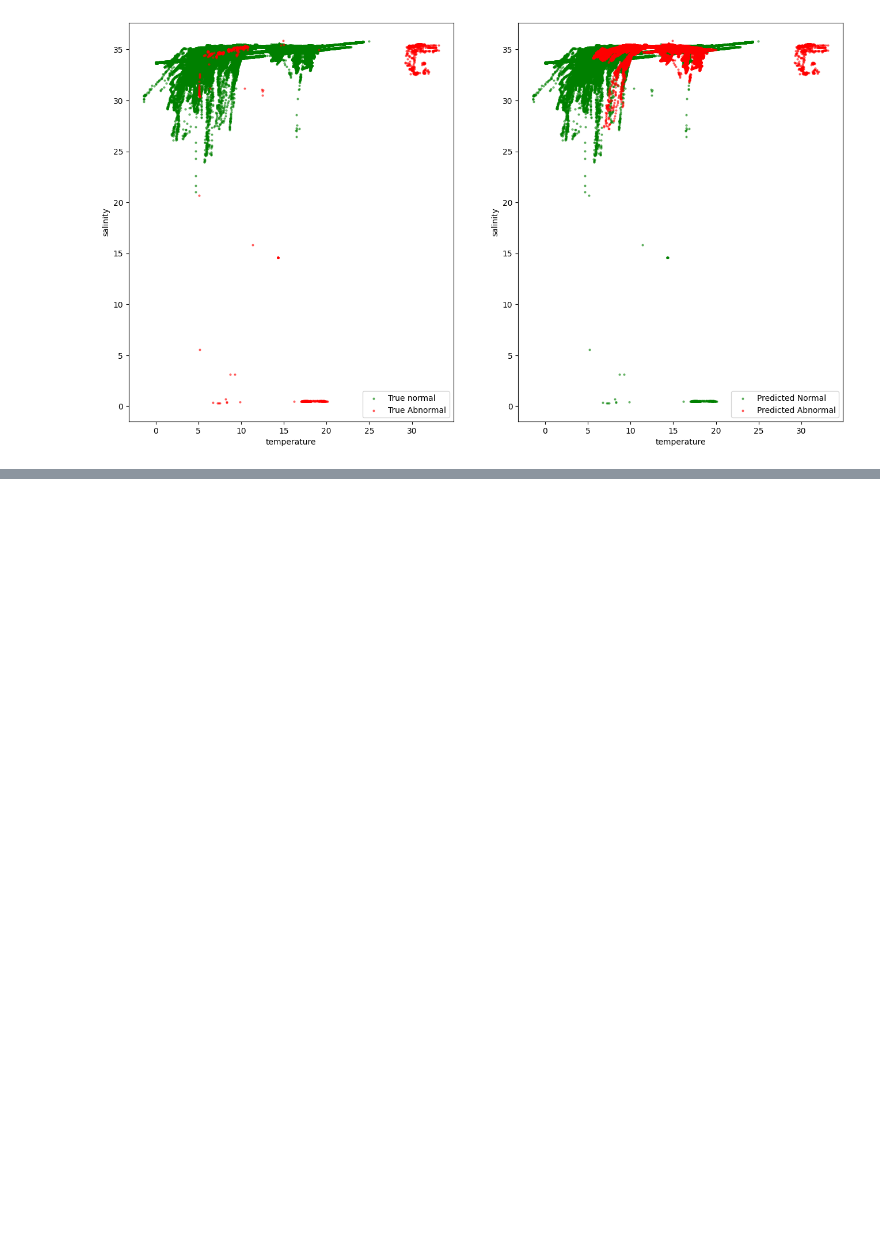
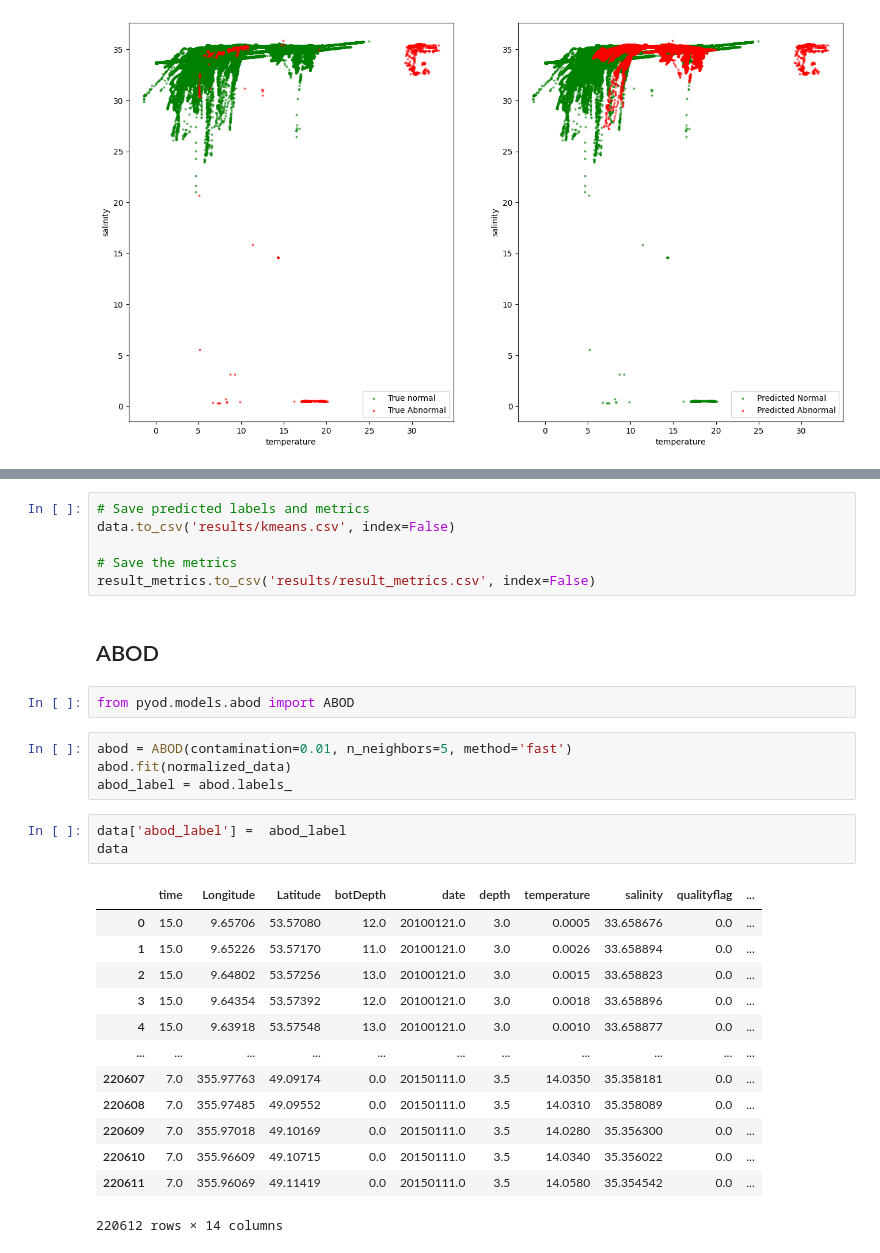
Before and after one commit to nali001/Quality-Control, a Jupyter notebook: unsupervised_learning.ipynb, the cells around one changed output, grey strips where cells are left out. Drawn from its saved outputs; the diff is of its cells as text; blank space fills up the shorter version.

```diff
--- a/unsupervised_learning.ipynb
+++ b/unsupervised_learning.ipynb
@@ -258,0 +347,31 @@ See the caveats in the documentation: https://pandas.pydata.org/pandas-docs/stab
+# %%
+# Save predicted labels and metrics
+data.to_csv('results/kmeans.csv', index=False)
+
+# Save the metrics
+result_metrics.to_csv('results/result_metrics.csv', index=False)
+# %% [markdown]
+## ABOD
+# %%
+from pyod.models.abod import ABOD
+# %%
+abod = ABOD(contamination=0.01, n_neighbors=5, method='fast')
+abod.fit(normalized_data)
+abod_label = abod.labels_
+# %%
+data['abod_label'] =  abod_label
+data
+# %% [output]
+|  | time | Longitude | Latitude | botDepth | date | depth | temperature | salinity | qualityflag | ... |
+| 0 | 15.0 | 9.65706 | 53.57080 | 12.0 | 20100121.0 | 3.0 | 0.0005 | 33.658676 | 0.0 | ... |
+| 1 | 15.0 | 9.65226 | 53.57170 | 11.0 | 20100121.0 | 3.0 | 0.0026 | 33.658894 | 0.0 | ... |
+| 2 | 15.0 | 9.64802 | 53.57256 | 13.0 | 20100121.0 | 3.0 | 0.0015 | 33.658823 | 0.0 | ... |
+| 3 | 15.0 | 9.64354 | 53.57392 | 12.0 | 20100121.0 | 3.0 | 0.0018 | 33.658896 | 0.0 | ... |
+| 4 | 15.0 | 9.63918 | 53.57548 | 13.0 | 20100121.0 | 3.0 | 0.0010 | 33.658877 | 0.0 | ... |
+| ... | ... | ... | ... | ... | ... | ... | ... | ... | ... | ... |
+| 220607 | 7.0 | 355.97763 | 49.09174 | 0.0 | 20150111.0 | 3.5 | 14.0350 | 35.358181 | 0.0 | ... |
+| 220608 | 7.0 | 355.97485 | 49.09552 | 0.0 | 20150111.0 | 3.5 | 14.0310 | 35.358089 | 0.0 | ... |
+| 220609 | 7.0 | 355.97018 | 49.10169 | 0.0 | 20150111.0 | 3.5 | 14.0280 | 35.356300 | 0.0 | ... |
+| 220610 | 7.0 | 355.96609 | 49.10715 | 0.0 | 20150111.0 | 3.5 | 14.0340 | 35.356022 | 0.0 | ... |
+| 220611 | 7.0 | 355.96069 | 49.11419 | 0.0 | 20150111.0 | 3.5 | 14.0580 | 35.354542 | 0.0 | ... |
+220612 rows × 14 columns
```
Also changed, not shown: parts of 45 cells of this notebook, 4 other files.
